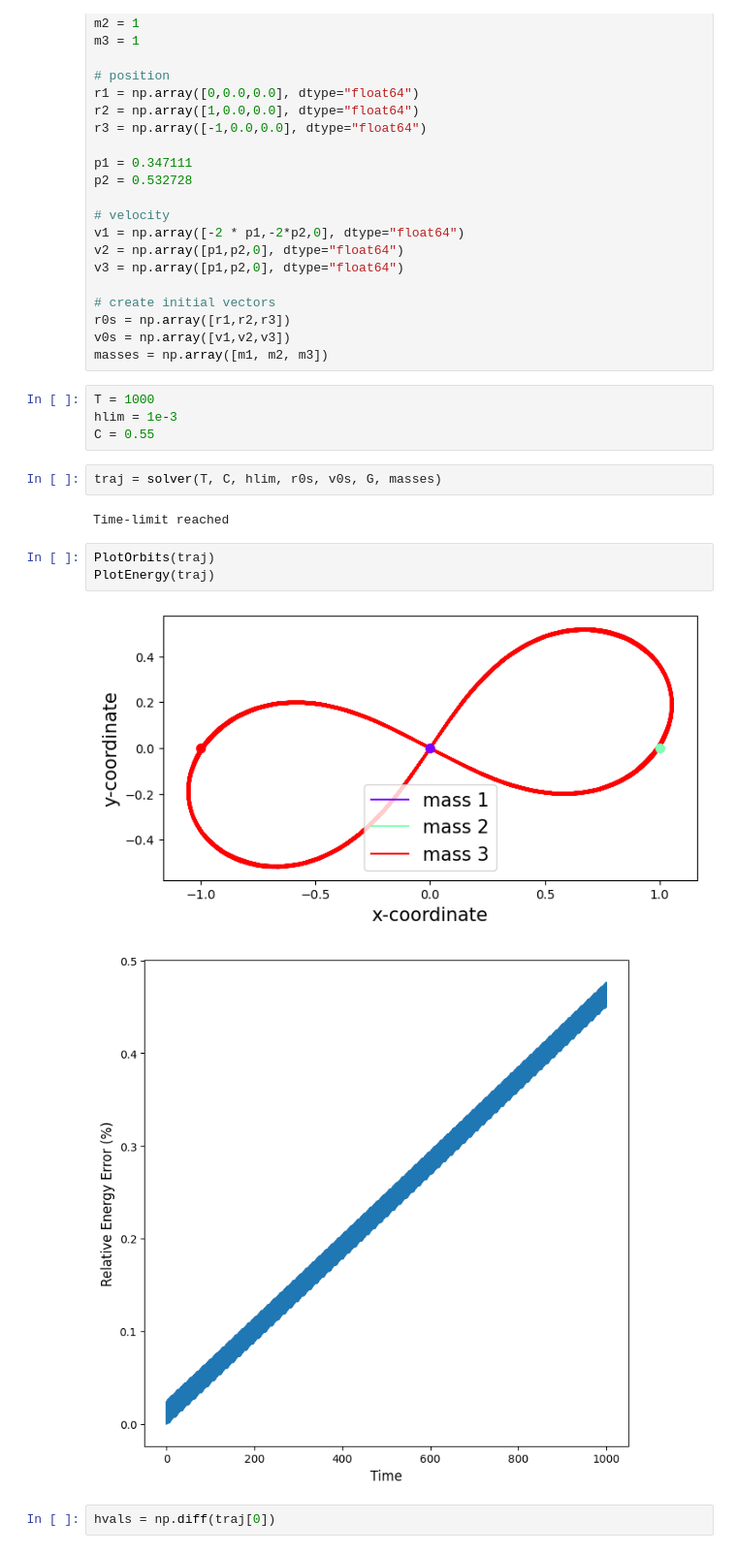
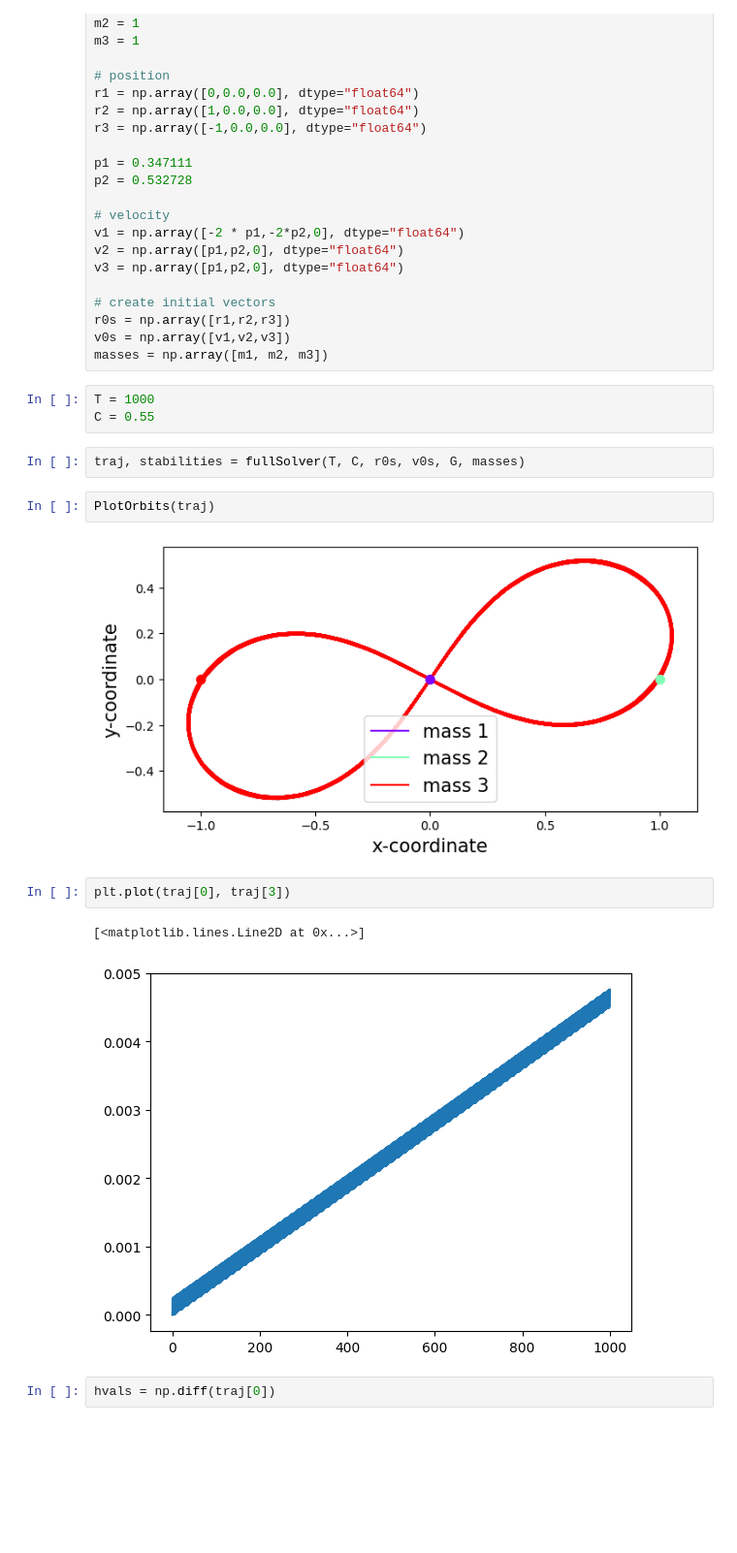
Before and after one commit to williamjones7/Dissertation, a Jupyter notebook: 3 Body Orbits.ipynb, the cells around one changed output. Shown at 97% size. Drawn from its saved outputs; the diff is of its cells as text; blank space fills up the shorter version.

```diff
--- a/3 Body Orbits.ipynb
+++ b/3 Body Orbits.ipynb
@@ -133,18 +38,18 @@ v0s = np.array([v1,v2,v3])
 masses = np.array([m1, m2, m3])
 # %%
 T = 1000
-hlim = 1e-3
 C = 0.55
 # %%
-traj = solver(T, C, hlim, r0s, v0s, G, masses)
+traj, stabilities = fullSolver(T, C, r0s, v0s, G, masses)
-# %% [output]
-Time-limit reached
 # %%
 PlotOrbits(traj)
-PlotEnergy(traj)
 # %% [output]
 [figure]
-[figure, removed]
+# %%
+plt.plot(traj[0], traj[3])
+# %% [output]
+[<matplotlib.lines.Line2D at 0x...>]
+[figure, added]
 # %%
 hvals = np.diff(traj[0])
 # %%
```
Also changed, not shown: parts of 5 cells of this notebook, 4 other files.
